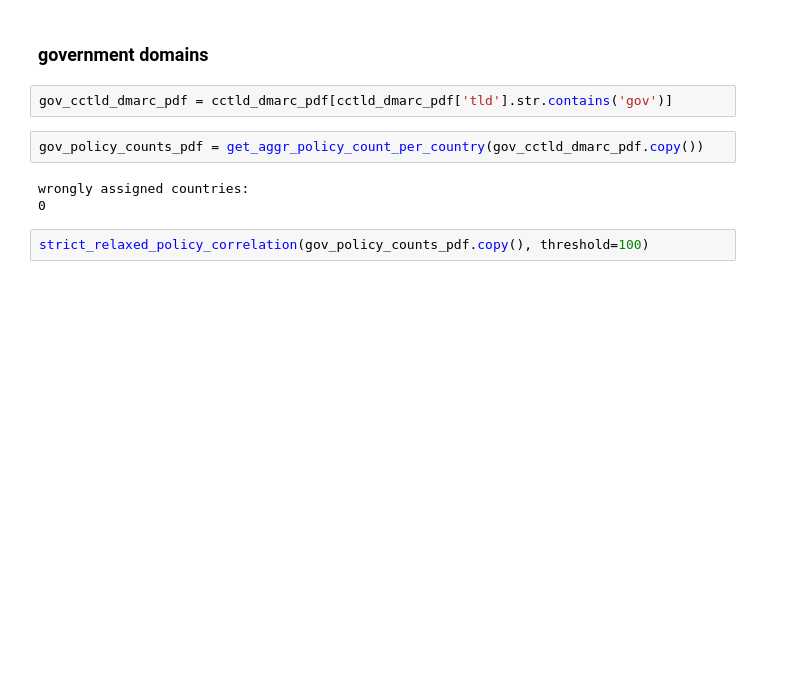
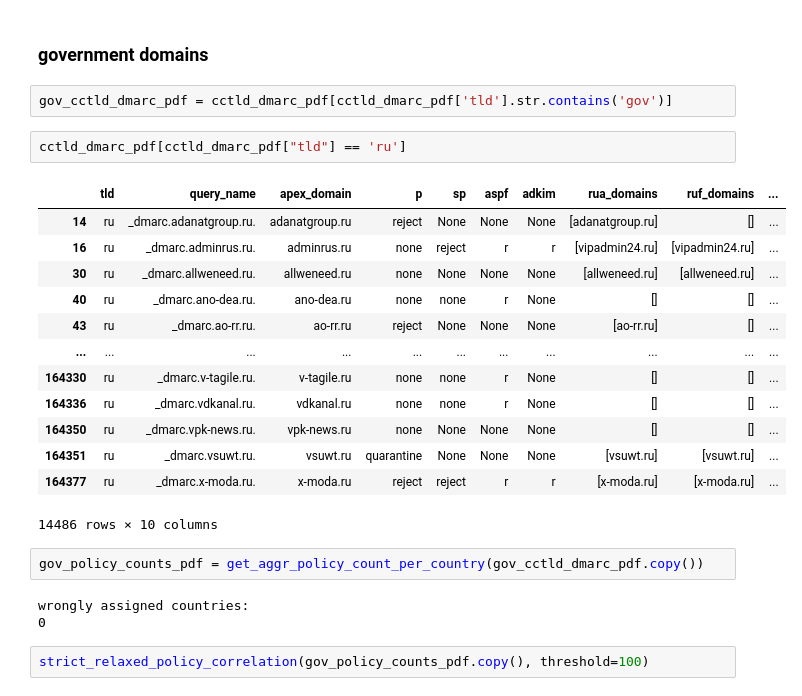
Before and after one commit to internettransparency/dmarc-cctld-research, a Jupyter notebook: notebooks/process-results.ipynb, the cells around one changed output. Cells and saved outputs as stored; diff of their text form; blank space fills up the shorter version.

```diff
--- a/notebooks/process-results.ipynb
+++ b/notebooks/process-results.ipynb
@@ -431,6 +415,22 @@ Top 5 strictest countries (by ratio):
 ### government domains
 # %%
 gov_cctld_dmarc_pdf = cctld_dmarc_pdf[cctld_dmarc_pdf['tld'].str.contains('gov')]
+# %%
+cctld_dmarc_pdf[cctld_dmarc_pdf["tld"] == 'ru']
+# %% [output]
+|  | tld | query_name | apex_domain | p | sp | aspf | adkim | rua_domains | ruf_domains | ... |
+| 14 | ru | _dmarc.adanatgroup.ru. | adanatgroup.ru | reject | None | None | None | [adanatgroup.ru] | [] | ... |
+| 16 | ru | _dmarc.adminrus.ru. | adminrus.ru | none | reject | r | r | [vipadmin24.ru] | [vipadmin24.ru] | ... |
+| 30 | ru | _dmarc.allweneed.ru. | allweneed.ru | none | None | None | None | [allweneed.ru] | [allweneed.ru] | ... |
+| 40 | ru | _dmarc.ano-dea.ru. | ano-dea.ru | none | none | r | None | [] | [] | ... |
+| 43 | ru | _dmarc.ao-rr.ru. | ao-rr.ru | reject | None | None | None | [ao-rr.ru] | [] | ... |
+| ... | ... | ... | ... | ... | ... | ... | ... | ... | ... | ... |
+| 164330 | ru | _dmarc.v-tagile.ru. | v-tagile.ru | none | none | r | None | [] | [] | ... |
+| 164336 | ru | _dmarc.vdkanal.ru. | vdkanal.ru | none | none | r | None | [] | [] | ... |
+| 164350 | ru | _dmarc.vpk-news.ru. | vpk-news.ru | none | None | None | None | [] | [] | ... |
+| 164351 | ru | _dmarc.vsuwt.ru. | vsuwt.ru | quarantine | None | None | None | [vsuwt.ru] | [vsuwt.ru] | ... |
+| 164377 | ru | _dmarc.x-moda.ru. | x-moda.ru | reject | reject | r | r | [x-moda.ru] | [x-moda.ru] | ... |
+14486 rows × 10 columns
 # %%
 gov_policy_counts_pdf = get_aggr_policy_count_per_country(gov_cctld_dmarc_pdf.copy())
 # %% [output]
```
Also changed, not shown: parts of 6 cells of this notebook.
